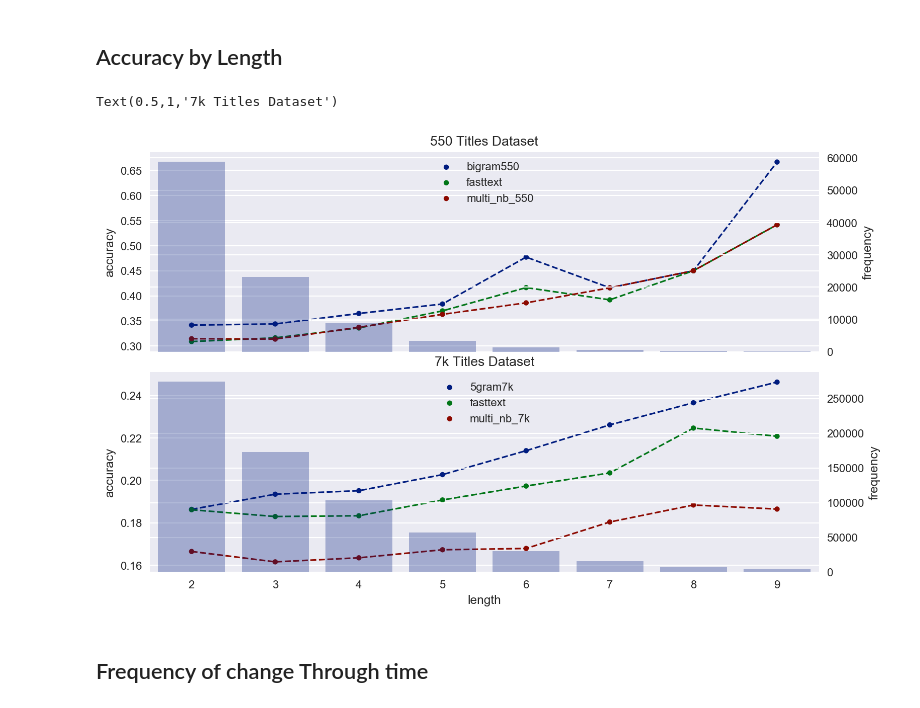
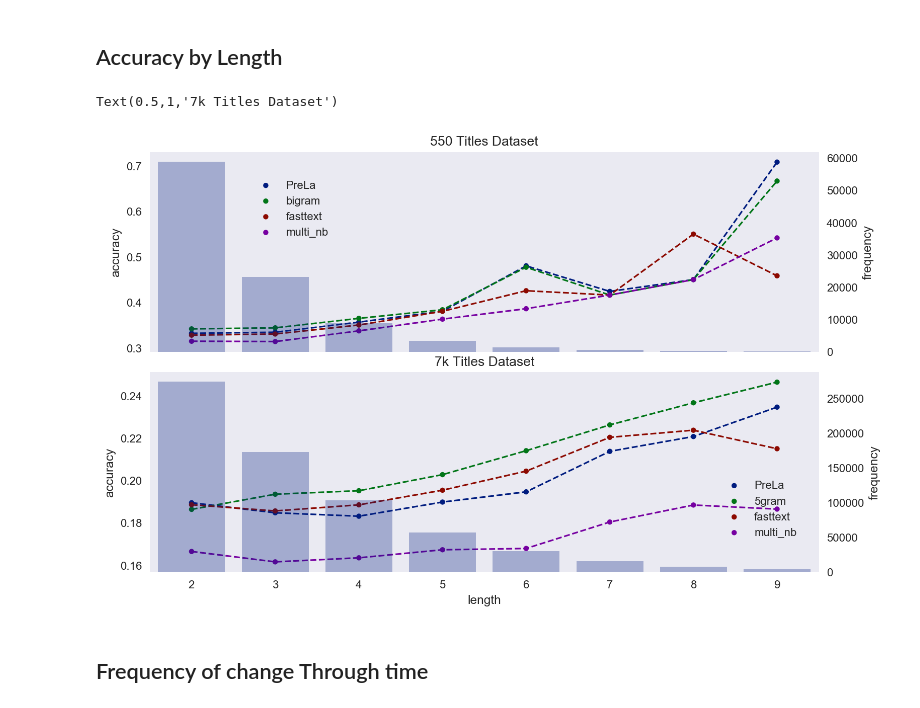
Before and after one commit to zaksoliman/career_prediction, a Jupyter notebook: notebooks/Analysis.ipynb, the cells around one changed output. Saved outputs shown, nothing was run; the diff lists cells and outputs as text; code cells hidden in the pictures.

```diff
--- a/notebooks/Analysis.ipynb
+++ b/notebooks/Analysis.ipynb
@@ -93,16 +97,19 @@ def next_batch(path):
 def get_neural_predictions(model, dataset):
     result_path = "/data/rali7/Tmp/solimanz/data/model_predictions"
     gen = next_batch(os.path.join(result_path, dataset, model, "predictions"))
+    length_gen = next_batch(os.path.join(result_path, dataset, "fasttext", "seq_lengths"))
     predictions = []
-
-    for preds in gen:
-        if len(preds.shape) == 3:
+    print(f"Fetching {model} for {dataset}...")
+    for preds, lengths in zip(gen, length_gen):
+        if model == "fasttext":
+            p = np.array([row[:seq_len,:][-1] for row, seq_len in zip(preds, lengths)])
+        elif len(preds.shape) == 3:
             p = preds[0]
         else:
             p = preds
 
         predictions.append((-p).argsort(axis=1)[:, :10])
-
+    print(f"Fetched {model} for {dataset} completly")
     predictions = np.concatenate(predictions)
 
     return predictions
@@ -269,0 +281,5 @@ Created batcher for path /data/rali7/Tmp/solimanz/data/model_predictions/reduced
+# %%
+with open("/part/01/Tmp/solimanz/data/res550.pkl", "wb") as f:
+    pickle.dump(file=f, obj=res550)
+with open("/part/01/Tmp/solimanz/data/res7k.pkl", "wb") as f:
+    pickle.dump(file=f, obj=res7k)
@@ -270,3 +288,8 @@ Created batcher for path /data/rali7/Tmp/solimanz/data/model_predictions/reduced
+# %%
+with open("/data/rali7/Tmp/solimanz/data/res550.pkl", "rb") as f:
+    res550 = pickle.load(f)
+with open("/data/rali7/Tmp/solimanz/data/res7k.pkl", "rb") as f:
+    res7k = pickle.load(f)
 # %%
 accs_550 = get_acc_df(res550, targets_550, '550_titles')
 accs_7k = get_acc_df(res7k, targets_7k, '7k_titles')
@@ -379,38 +405,46 @@ lengths7k = [l-2 for l in lengths7k]
 df550 = accuracy_by_length(res550, targets_550, seq_lengths_550)
 df7k = accuracy_by_length(res7k, targets_7k, seq_lengths_7k)
 # %%
-dat550 = df550[df550.model.isin(models)]
+models550 = ['bigram', 'fasttext', 'multi_nb', 'PreLa']
+models7k = ['5gram', 'fasttext', 'multi_nb', 'PreLa']
+dat550 = df550[df550.model.isin(models550)]
 dat550 = dat550[dat550.length <= 9]
 
-dat7k = df7k[df7k.model.isin(models)]
+dat7k = df7k[df7k.model.isin(models7k)]
 dat7k = dat7k[dat7k.length <= 9]
 # %%
 plt.rcParams['figure.dpi'] = 160
 plt.rcParams['lines.linewidth'] = 0.8
 fig, ax = plt.subplots(figsize=(10,6), ncols=1, nrows=2, sharex=True)
 
 sns.pointplot(x='length', y='accuracy', hue='model', alpha=0.3, linestyles='--',
               data=dat550, ax=ax[0])
 ax1 = ax[0].twinx()
 ax1.bar(lengths550, counts550, alpha=0.3)
 ax1.set_ylabel('frequency')
 ax[0].set_xlabel('')
 
 
 sns.pointplot(x='length', y='accuracy', hue='model', alpha=0.3, linestyles='--',
               data=dat7k, ax=ax[1])
 ax2 = ax[1].twinx()
 ax2.bar(lengths7k, counts7k, alpha=0.3)
 ax2.set_ylabel('frequency')
 
-ax[0].legend(loc='upper center')
-ax[1].legend(loc='upper center')
+ax[0].legend(loc=(0.15, 0.55))
+ax[0].grid(False)
+ax1.grid(False)
+
+ax[1].legend(loc=(0.85, 0.15))
+ax[1].grid(False)
+ax2.grid(False)
+
 plt.tight_layout()
 ax[0].set_title('550 Titles Dataset')
 ax[1].set_title('7k Titles Dataset')
 # %% [output]
 Text(0.5,1,'7k Titles Dataset')
-[figure, old version]
+[figure, new version]
 # %%
 fig.savefig('../../../Dropbox/thesis/thesis/images/acc_length.png', dpi=180, facecolor=fig.get_facecolor())
 # %% [markdown]
```
Also changed, not shown: parts of 90 cells of this notebook, 7 other files.
